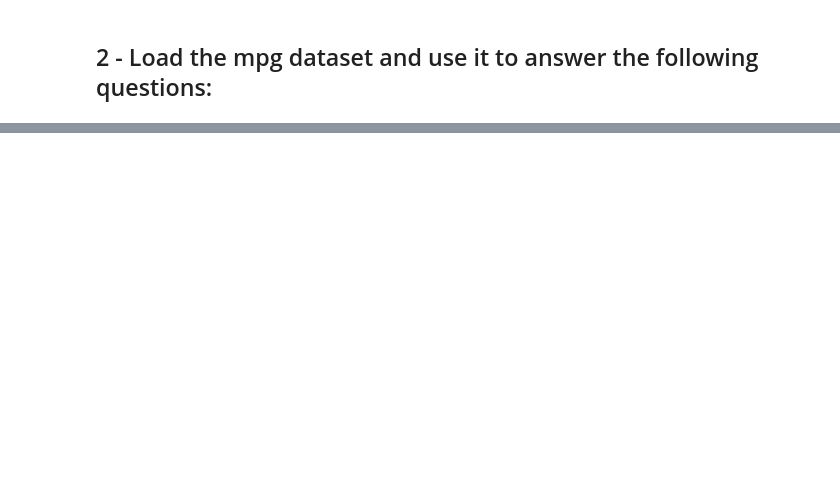
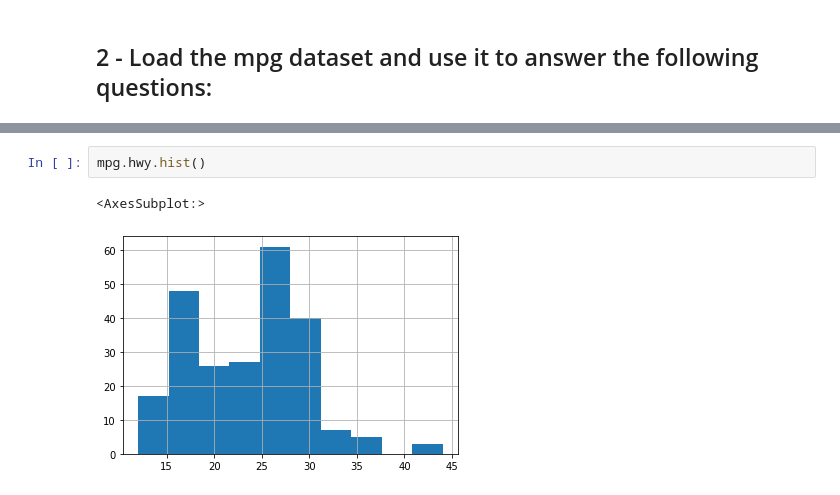
Before and after one commit to bradgauvin/statistics-exercises, a Jupyter notebook: hypothesis_testing.ipynb, the cells around one changed output, grey strips where cells are left out. Drawn from its saved outputs; the diff is of its cells as text; blank space fills up the shorter version.

```diff
--- a/hypothesis_testing.ipynb
+++ b/hypothesis_testing.ipynb
@@ -71,0 +113,5 @@ NameError: name 'data' is not defined
+# %%
+mpg.hwy.hist()
+# %% [output]
+<AxesSubplot:>
+[figure, added]
```
Also changed, not shown: parts of 38 cells of this notebook.
